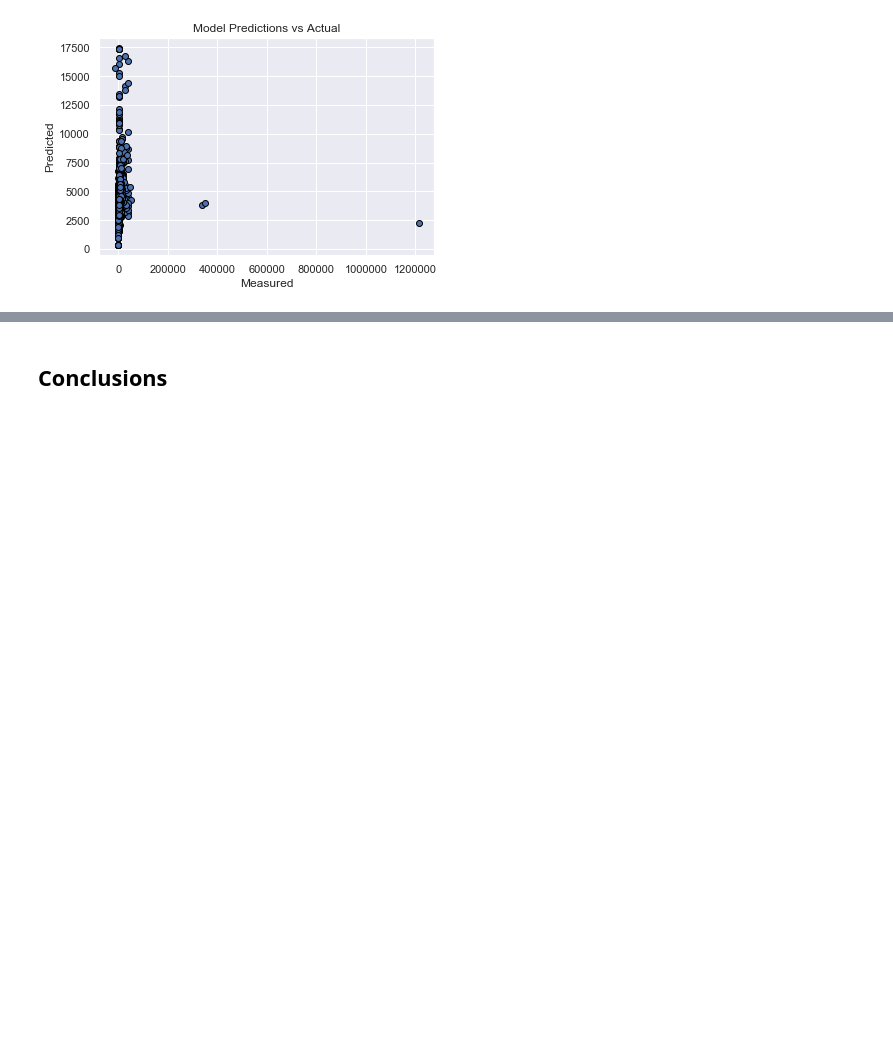
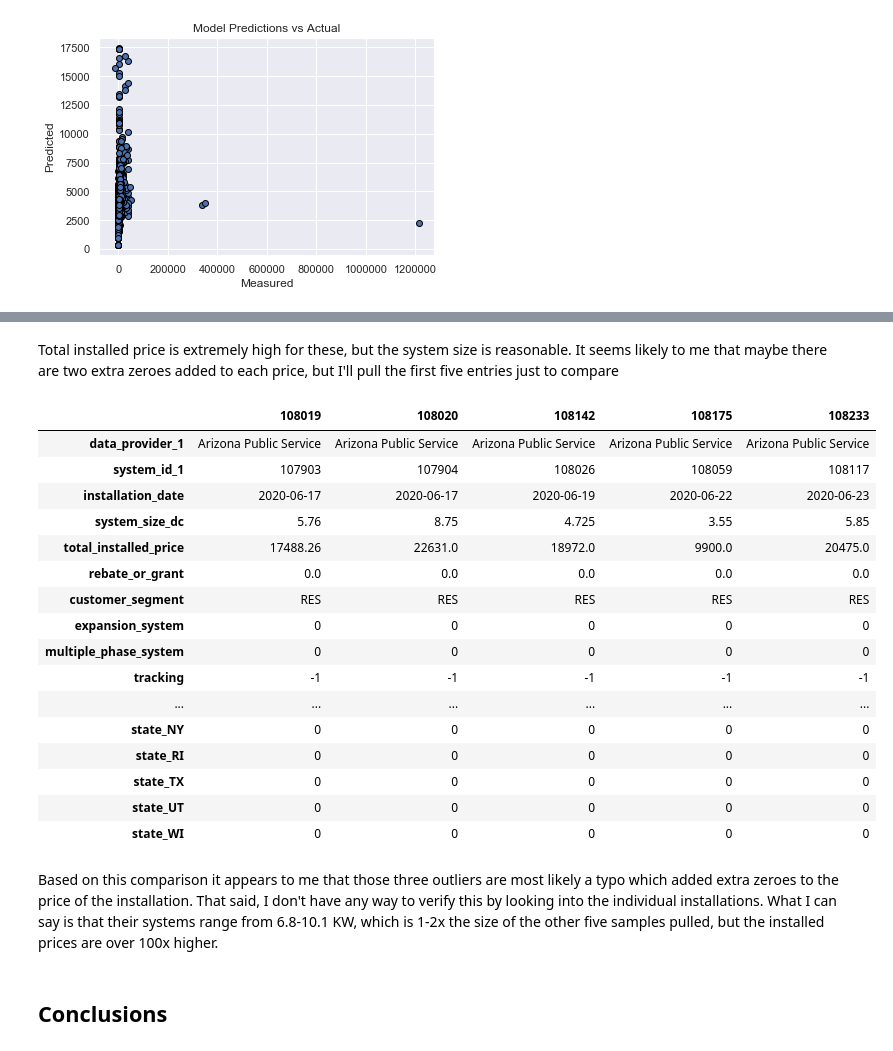
Before and after one commit to zjbrown0689/Solar-Panel-Capstone, a Jupyter notebook: notebooks/model_development.ipynb, the cells around one changed output, grey strips where cells are left out. Cells and saved outputs as stored; diff of their text form; code cells hidden in the pictures; blank space fills up the shorter version.

Commit message:
Explained outliers

```diff
--- a/notebooks/model_development.ipynb
+++ b/notebooks/model_development.ipynb
@@ -879,0 +887,3 @@ As expected, it looks like there are three points in the test set that are very
+# %%
+os.chdir(r"..\interim")
+original_data = pd.read_csv('wrangled_data.csv', index_col=0)
@@ -880,3 +910,27 @@ As expected, it looks like there are three points in the test set that are very
+# %% [markdown]
+Total installed price is extremely high for these, but the system size is reasonable. It seems likely to me that maybe there are two extra zeroes added to each price, but I'll pull the first five entries just to compare
+# %%
+original_data.head().T
+# %% [output]
+|  | 108019 | 108020 | 108142 | 108175 | 108233 |
+| data_provider_1 | Arizona Public Service | Arizona Public Service | Arizona Public Service | Arizona Public Service | Arizona Public Service |
+| system_id_1 | 107903 | 107904 | 108026 | 108059 | 108117 |
+| installation_date | 2020-06-17 | 2020-06-17 | 2020-06-19 | 2020-06-22 | 2020-06-23 |
+| system_size_dc | 5.76 | 8.75 | 4.725 | 3.55 | 5.85 |
+| total_installed_price | 17488.26 | 22631.0 | 18972.0 | 9900.0 | 20475.0 |
+| rebate_or_grant | 0.0 | 0.0 | 0.0 | 0.0 | 0.0 |
+| customer_segment | RES | RES | RES | RES | RES |
+| expansion_system | 0 | 0 | 0 | 0 | 0 |
+| multiple_phase_system | 0 | 0 | 0 | 0 | 0 |
+| tracking | -1 | -1 | -1 | -1 | -1 |
+| ... | ... | ... | ... | ... | ... |
+| state_NY | 0 | 0 | 0 | 0 | 0 |
+| state_RI | 0 | 0 | 0 | 0 | 0 |
+| state_TX | 0 | 0 | 0 | 0 | 0 |
+| state_UT | 0 | 0 | 0 | 0 | 0 |
+| state_WI | 0 | 0 | 0 | 0 | 0 |
+# %% [markdown]
+Based on this comparison it appears to me that those three outliers are most likely a typo which added extra zeroes to the price of the installation. That said, I don't have any way to verify this by looking into the individual installations. What I can say is that their systems range from 6.8-10.1 KW, which is 1-2x the size of the other five samples pulled, but the installed prices are over 100x higher.
 # %% [markdown]
 ## Conclusions
 # %% [markdown]
```
Also changed, not shown: parts of 7 cells of this notebook, 1 other file.
